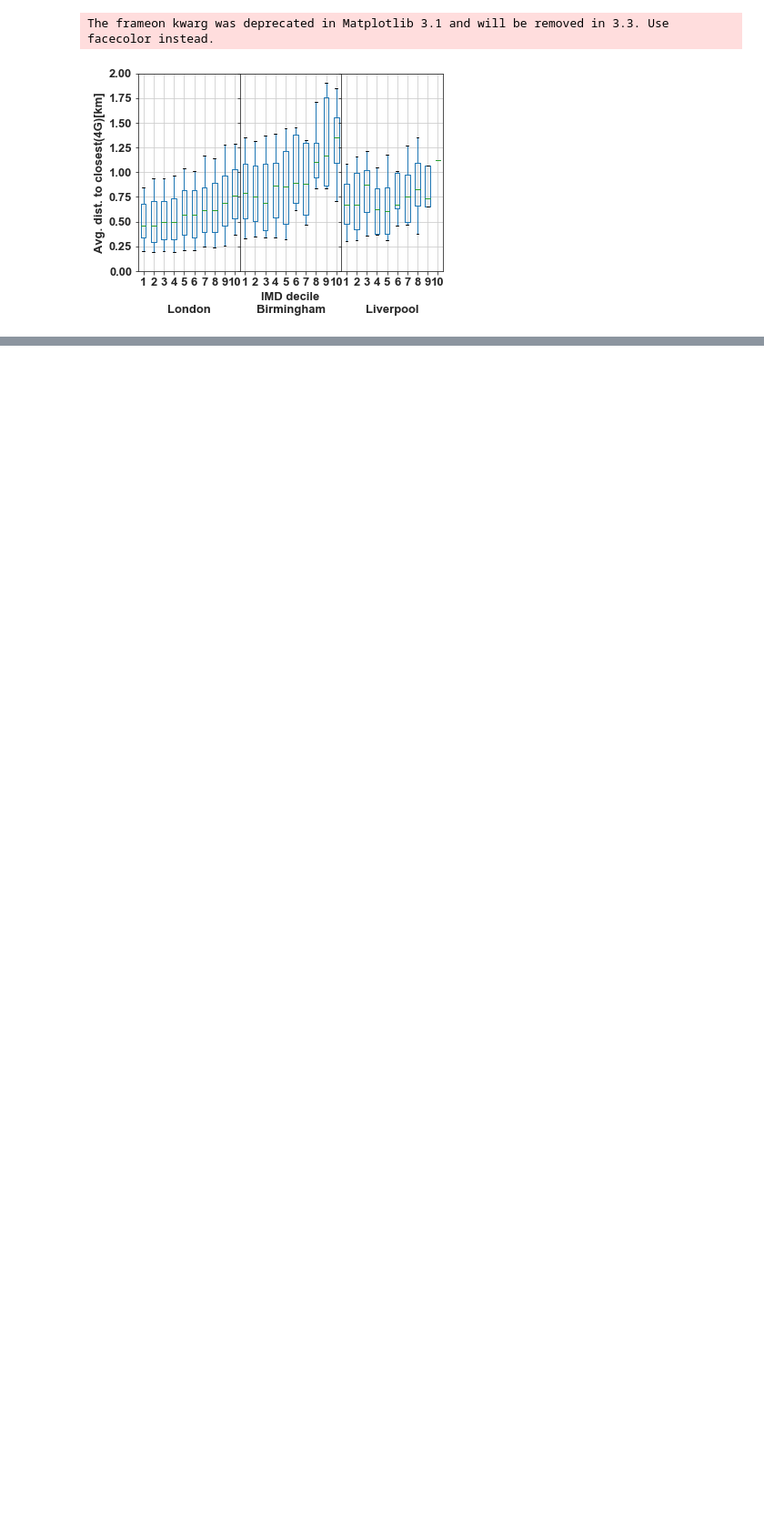
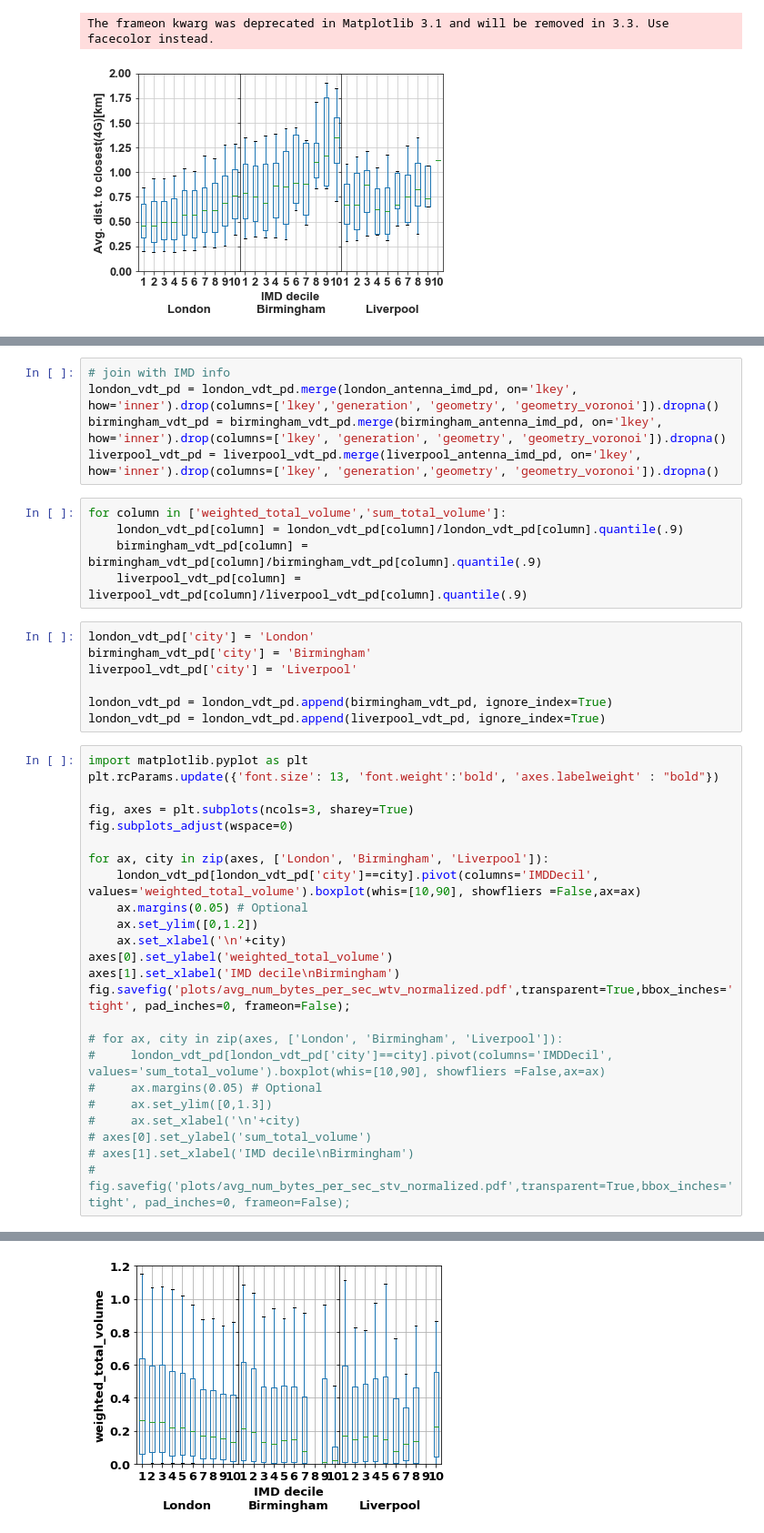
Before and after one commit to 5uperpalo/Telefonica, a Jupyter notebook: IMC2020/IMC2020_figures.ipynb, the cells around one changed output, grey strips where cells are left out. Shown at 91% size. Cells and saved outputs as stored; diff of their text form; blank space fills up the shorter version.

```diff
--- a/IMC2020/IMC2020_figures.ipynb
+++ b/IMC2020/IMC2020_figures.ipynb
@@ -434,0 +450,42 @@ The frameon kwarg was deprecated in Matplotlib 3.1 and will be removed in 3.3. U
+# %%
+# join with IMD info
+london_vdt_pd = london_vdt_pd.merge(london_antenna_imd_pd, on='lkey', how='inner').drop(columns=['lkey','generation', 'geometry', 'geometry_voronoi']).dropna()
+birmingham_vdt_pd = birmingham_vdt_pd.merge(birmingham_antenna_imd_pd, on='lkey', how='inner').drop(columns=['lkey', 'generation', 'geometry', 'geometry_voronoi']).dropna()
+liverpool_vdt_pd = liverpool_vdt_pd.merge(liverpool_antenna_imd_pd, on='lkey', how='inner').drop(columns=['lkey', 'generation','geometry', 'geometry_voronoi']).dropna()
+# %%
+for column in ['weighted_total_volume','sum_total_volume']:
+    london_vdt_pd[column] = london_vdt_pd[column]/london_vdt_pd[column].quantile(.9)
+    birmingham_vdt_pd[column] = birmingham_vdt_pd[column]/birmingham_vdt_pd[column].quantile(.9)
+    liverpool_vdt_pd[column] = liverpool_vdt_pd[column]/liverpool_vdt_pd[column].quantile(.9)
+# %%
+london_vdt_pd['city'] = 'London'
+birmingham_vdt_pd['city'] = 'Birmingham'
+liverpool_vdt_pd['city'] = 'Liverpool'
+
+london_vdt_pd = london_vdt_pd.append(birmingham_vdt_pd, ignore_index=True)
+london_vdt_pd = london_vdt_pd.append(liverpool_vdt_pd, ignore_index=True)
+# %%
+import matplotlib.pyplot as plt
+plt.rcParams.update({'font.size': 13, 'font.weight':'bold', 'axes.labelweight' : "bold"})
+
+fig, axes = plt.subplots(ncols=3, sharey=True)
+fig.subplots_adjust(wspace=0)
+
+for ax, city in zip(axes, ['London', 'Birmingham', 'Liverpool']):
+    london_vdt_pd[london_vdt_pd['city']==city].pivot(columns='IMDDecil', values='weighted_total_volume').boxplot(whis=[10,90], showfliers =False,ax=ax)
+    ax.margins(0.05) # Optional
+    ax.set_ylim([0,1.2])
+    ax.set_xlabel('\n'+city)
+axes[0].set_ylabel('weighted_total_volume')
+axes[1].set_xlabel('IMD decile\nBirmingham')
+fig.savefig('plots/avg_num_bytes_per_sec_wtv_normalized.pdf',transparent=True,bbox_inches='tight', pad_inches=0, frameon=False);
+
+# for ax, city in zip(axes, ['London', 'Birmingham', 'Liverpool']):
+#     london_vdt_pd[london_vdt_pd['city']==city].pivot(columns='IMDDecil', values='sum_total_volume').boxplot(whis=[10,90], showfliers =False,ax=ax)
+#     ax.margins(0.05) # Optional
+#     ax.set_ylim([0,1.3])
+#     ax.set_xlabel('\n'+city)
+# axes[0].set_ylabel('sum_total_volume')
+# axes[1].set_xlabel('IMD decile\nBirmingham')
+# fig.savefig('plots/avg_num_bytes_per_sec_stv_normalized.pdf',transparent=True,bbox_inches='tight', pad_inches=0, frameon=False);
+# %% [output]
@@ -434,0 +493 @@ The frameon kwarg was deprecated in Matplotlib 3.1 and will be removed in 3.3. U
+[figure, added]
```
Also changed, not shown: parts of 8 cells of this notebook, 1 other file.
